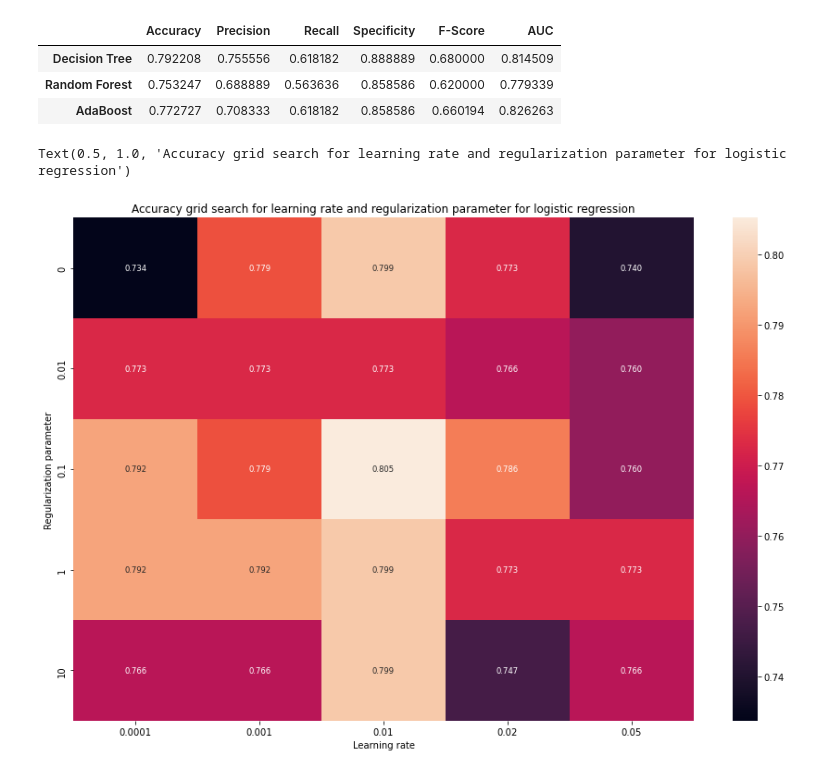
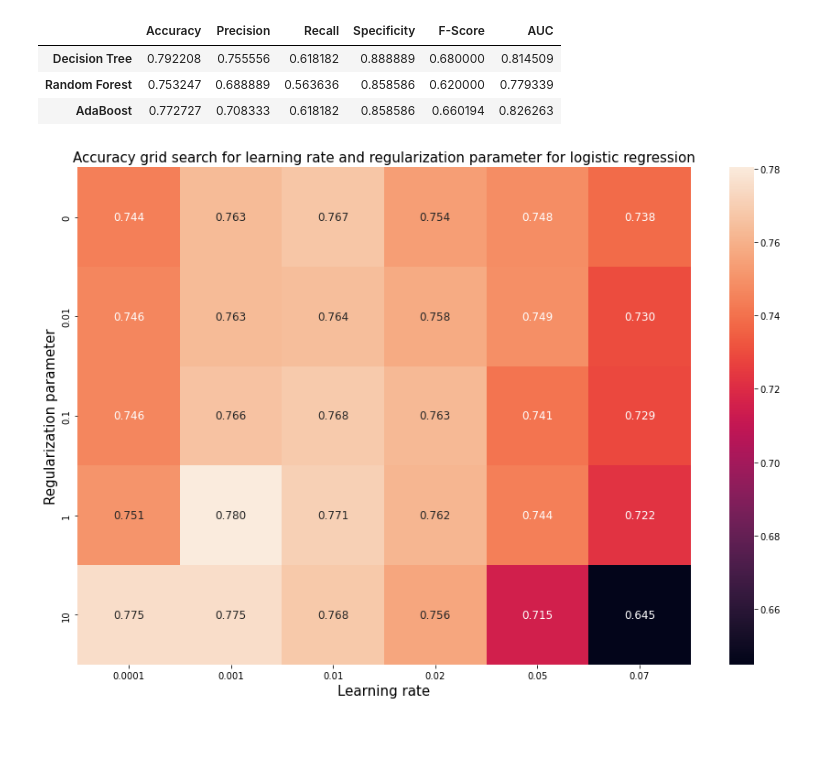
Before and after one commit to matteodales/-FYS-STK4155_Applied_Data_Analysis_and_Machine_Learning, a Jupyter notebook: project3/code/sklearn_analysis.ipynb, the cells around one changed output. Cells and saved outputs as stored; diff of their text form; code cells hidden in the pictures; blank space fills up the shorter version.

Commit message:
nn tuning and comparison between methods

```diff
--- a/project3/code/sklearn_analysis.ipynb
+++ b/project3/code/sklearn_analysis.ipynb
@@ -311,7 +311,7 @@ metrics_table_2
 y_train_log = y_train.values
 y_test_log = y_test.values
 
-eta_list = [1e-4, 0.001, 0.01, 0.02, 0.05]
+eta_list = [0.001, 0.01, 0.02, 0.05, 0.07, 0.09]
 reg_list = [0, 0.01, 0.1, 1, 10]
 accuracy_mat = np.zeros((len(reg_list),len(eta_list)))
 
@@ -322,18 +322,41 @@ for j in range(len(eta_list)):
         eta = eta_list[j]
 
         betas = logistic_regression_sgd(X_train, y_train_log, eta, reg, 200, 50)
-        ypred = ((X_test @ betas)>=0.5)
-        accuracy_mat[i][j] = sum(y_test_log == ypred)/np.shape(y_test)[0]
+        ypred = (sigmoid(X_test @ betas)>=0.5)
+        accuracy_mat[i][j] += sum(y_test_log == ypred)/np.shape(y_test)[0]
+# %%
+# logistic regression
+
+# grid search best parameters logistic regression
+
+# tuning learning rate and regularization parameter
+
+y_train_log = y_train.values
+y_test_log = y_test.values
+
+eta_list = [1e-4, 0.001, 0.01, 0.02, 0.05, 0.07]
+reg_list = [0, 0.01, 0.1, 1, 10]
+accuracy_mat = np.zeros((len(reg_list),len(eta_list)))
+
+for k in range(100):
+    for j in range(len(eta_list)):
+        for i in range(len(reg_list)):
+
+            reg = reg_list[i]
+            eta = eta_list[j]
+
+            betas = logistic_regression_sgd(X_train, y_train_log, eta, reg, 200, 50)
+            ypred = (sigmoid(X_test @ betas)>=0.5)
+            accuracy_mat[i][j] += sum(y_test_log == ypred)/np.shape(y_test)[0]/100
 # %%
 plt.figure(figsize=(15,10))
-sns.heatmap(accuracy_mat, xticklabels=eta_list, yticklabels=reg_list, annot=True, annot_kws={"size": 8.5}, fmt=".3f")
-plt.ylabel("Regularization parameter")
-plt.xlabel("Learning rate")
-plt.title("Accuracy grid search for learning rate and regularization parameter for logistic regression")
-#plt.savefig("logreg_accuracy_lr_nn_grid_search.png")
+sns.heatmap(accuracy_mat, xticklabels=eta_list, yticklabels=reg_list, annot=True, annot_kws={"size": 12}, fmt=".3f")
+plt.ylabel("Regularization parameter", fontsize=15)
+plt.xlabel("Learning rate", fontsize=15)
+plt.title("Accuracy grid search for learning rate and regularization parameter for logistic regression", fontsize=15)
+plt.savefig("logreg_accuracy_lr_nn_grid_search.png")
 # %% [output]
-Text(0.5, 1.0, 'Accuracy grid search for learning rate and regularization parameter for logistic regression')
-[figure, old version]
+[figure, new version]
 # %%
 # tuning learning rate and regularization parameter
 
```
Also changed, not shown: parts of 14 cells of this notebook.
